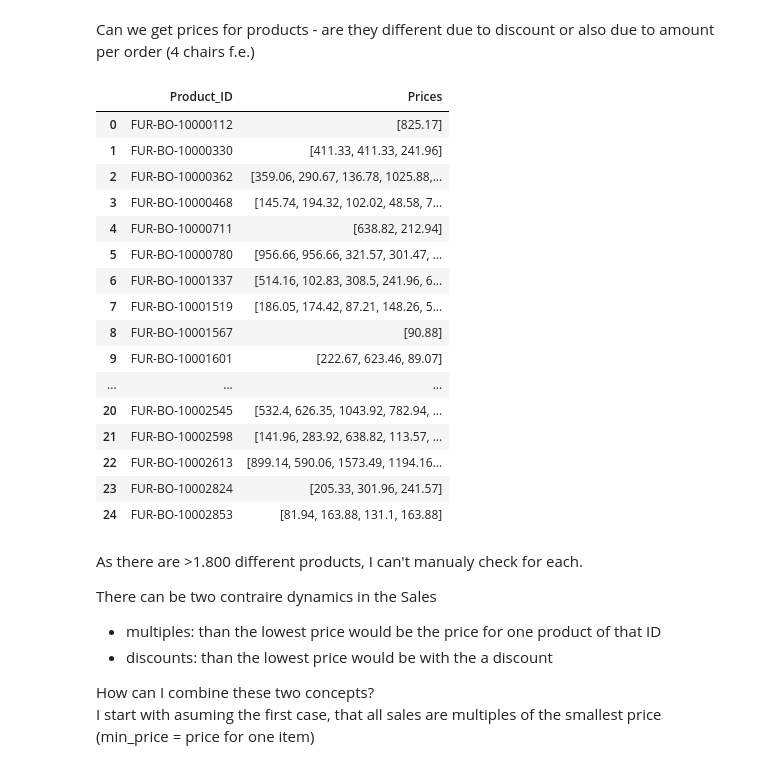
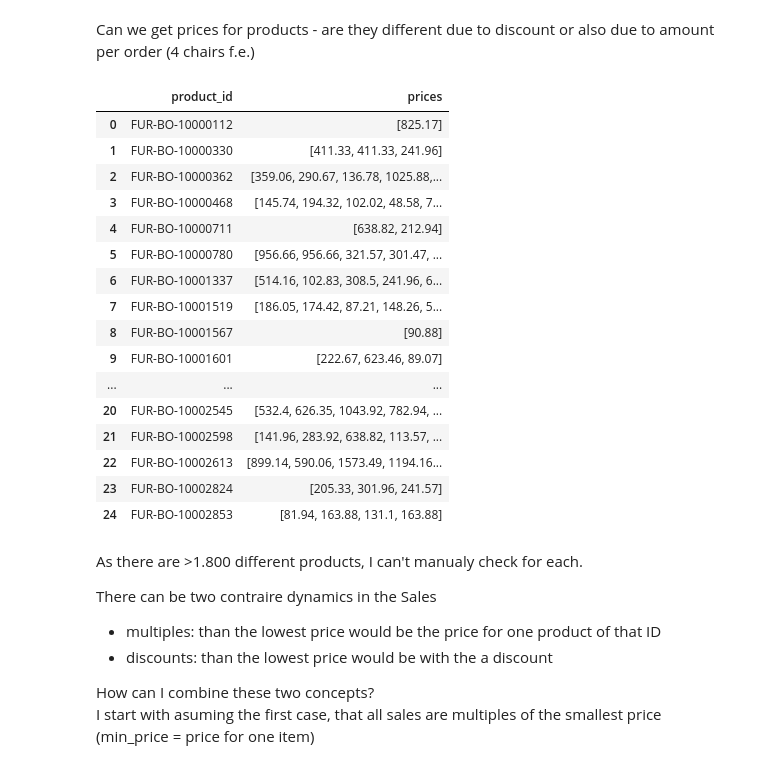
Before and after one commit to katharina-data/superstore, a Jupyter notebook: crm_analyes.ipynb, the cells around one changed output. Saved outputs shown, nothing was run; the diff lists cells and outputs as text; code cells hidden in the pictures.

```diff
--- a/crm_analyes.ipynb
+++ b/crm_analyes.ipynb
@@ -134,12 +142,13 @@ Sales - decimal
 ## setting datatypes
 
 # dates
-df_superstore['Order_Date'] = pd.to_datetime(df_superstore['Order_Date'], format='%d/%m/%Y')
-df_superstore['Ship_Date'] = pd.to_datetime(df_superstore['Ship_Date'], format='%d/%m/%Y')
+df_superstore['order_date'] = pd.to_datetime(df_superstore['order_date'], format='%d/%m/%Y')
+df_superstore['ship_date'] = pd.to_datetime(df_superstore['ship_date'], format='%d/%m/%Y')
 
 # postcode as integer
-df_superstore['Postal_Code'] = df_superstore['Postal_Code'].astype('int')
+df_superstore['postal_code'] = df_superstore['postal_code'].astype('int')
 
 # sales with 2 decimals
-df_superstore['Sales'] = df_superstore['Sales'].apply(lambda x: Decimal(x).quantize(Decimal('0.01')))
+df_superstore['sales'] = df_superstore['sales'].astype(float)
+df_superstore['sales'] = df_superstore['sales'].round(2)
 # %%
@@ -226,13 +246,13 @@ Can we get prices for products - are they different due to discount or also due
 # %%
 # are there different prices for the same Product_ID?
 
-df_prices = df_superstore.groupby('Product_ID')['Sales'].apply(list).reset_index(name="Prices")
-df_prices["Prices"] = df_prices["Prices"].apply(lambda lst: [float(p) for p in lst])
+df_prices = df_superstore.groupby('product_id')['sales'].apply(list).reset_index(name="prices")
+df_prices["prices"] = df_prices["prices"].apply(lambda lst: [float(p) for p in lst])
 
 
 df_prices.head(25)
 # %% [output]
-|  | Product_ID | Prices |
+|  | product_id | prices |
 | 0 | FUR-BO-10000112 | [825.17] |
 | 1 | FUR-BO-10000330 | [411.33, 411.33, 241.96] |
 | 2 | FUR-BO-10000362 | [359.06, 290.67, 136.78, 1025.88,... |
```
Also changed, not shown: parts of 29 cells of this notebook.
